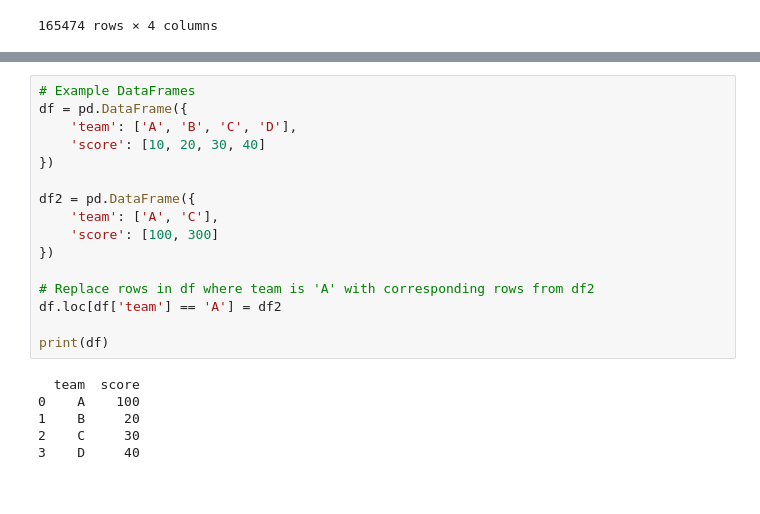
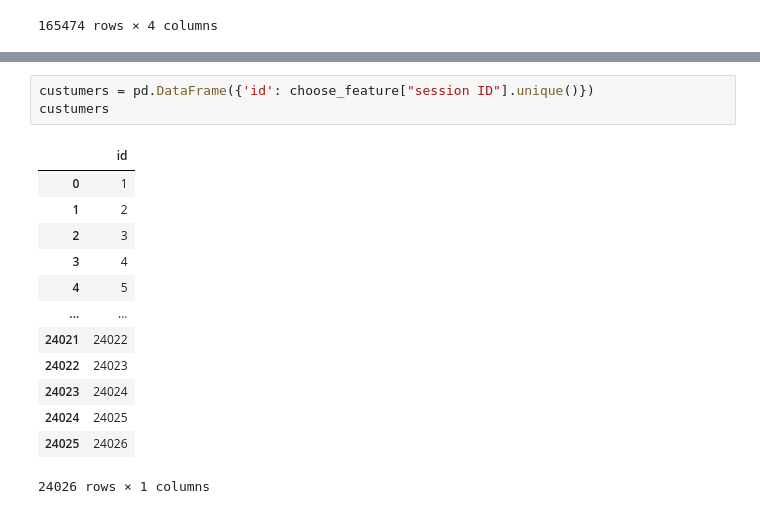
Before and after one commit to DacCute/Kmean-applying, a Jupyter notebook: Process/test.ipynb, the cells around one changed output, grey strips where cells are left out. Cells and saved outputs as stored; diff of their text form.

```diff
--- a/Process/test.ipynb
+++ b/Process/test.ipynb
@@ -122,22 +63,17 @@ pandas.core.frame.DataFrame
-# %%
-# Example DataFrames
-df = pd.DataFrame({
-    'team': ['A', 'B', 'C', 'D'],
-    'score': [10, 20, 30, 40]
-})
-
-df2 = pd.DataFrame({
-    'team': ['A', 'C'],
-    'score': [100, 300]
-})
-
-# Replace rows in df where team is 'A' with corresponding rows from df2
-df.loc[df['team'] == 'A'] = df2
-
-print(df)
-# %% [output]
-  team  score
-0    A    100
-1    B     20
-2    C     30
-3    D     40
+# %%
+custumers = pd.DataFrame({'id': choose_feature["session ID"].unique()})
+custumers
+# %% [output]
+|  | id |
+| 0 | 1 |
+| 1 | 2 |
+| 2 | 3 |
+| 3 | 4 |
+| 4 | 5 |
+| ... | ... |
+| 24021 | 24022 |
+| 24022 | 24023 |
+| 24023 | 24024 |
+| 24024 | 24025 |
+| 24025 | 24026 |
+24026 rows × 1 columns
```
Also changed, not shown: parts of 9 cells of this notebook, 3 other files.
